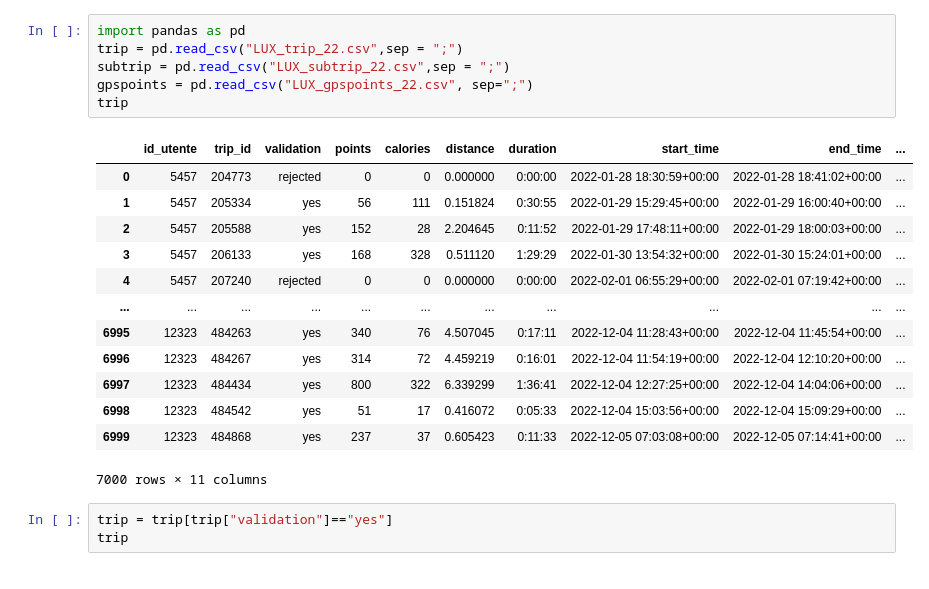
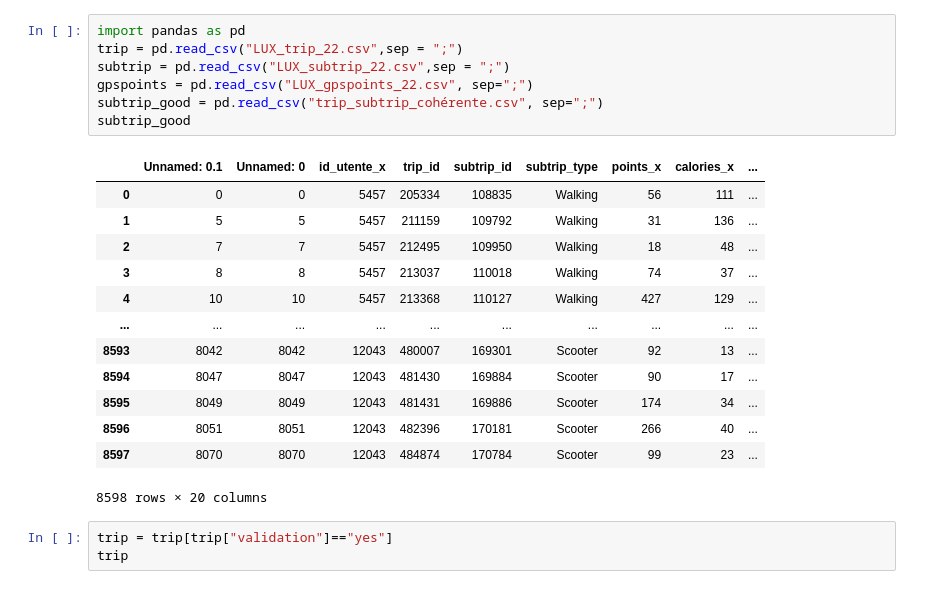
Before and after one commit to houriasayah/Cyclers, a Jupyter notebook: Codes/traitement.ipynb, the cells around one changed output. Cells and saved outputs as stored; diff of their text form.

```diff
--- a/Codes/traitement.ipynb
+++ b/Codes/traitement.ipynb
@@ -1,23 +1,24 @@
 # %%
 import pandas as pd
 trip = pd.read_csv("LUX_trip_22.csv",sep = ";")
 subtrip = pd.read_csv("LUX_subtrip_22.csv",sep = ";")
 gpspoints = pd.read_csv("LUX_gpspoints_22.csv", sep=";")
-trip
+subtrip_good = pd.read_csv("trip_subtrip_cohérente.csv", sep=";")
+subtrip_good
 # %% [output]
-|  | id_utente | trip_id | validation | points | calories | distance | duration | start_time | end_time | ... |
-| 0 | 5457 | 204773 | rejected | 0 | 0 | 0.000000 | 0:00:00 | 2022-01-28 18:30:59+00:00 | 2022-01-28 18:41:02+00:00 | ... |
-| 1 | 5457 | 205334 | yes | 56 | 111 | 0.151824 | 0:30:55 | 2022-01-29 15:29:45+00:00 | 2022-01-29 16:00:40+00:00 | ... |
-| 2 | 5457 | 205588 | yes | 152 | 28 | 2.204645 | 0:11:52 | 2022-01-29 17:48:11+00:00 | 2022-01-29 18:00:03+00:00 | ... |
-| 3 | 5457 | 206133 | yes | 168 | 328 | 0.511120 | 1:29:29 | 2022-01-30 13:54:32+00:00 | 2022-01-30 15:24:01+00:00 | ... |
-| 4 | 5457 | 207240 | rejected | 0 | 0 | 0.000000 | 0:00:00 | 2022-02-01 06:55:29+00:00 | 2022-02-01 07:19:42+00:00 | ... |
-| ... | ... | ... | ... | ... | ... | ... | ... | ... | ... | ... |
-| 6995 | 12323 | 484263 | yes | 340 | 76 | 4.507045 | 0:17:11 | 2022-12-04 11:28:43+00:00 | 2022-12-04 11:45:54+00:00 | ... |
-| 6996 | 12323 | 484267 | yes | 314 | 72 | 4.459219 | 0:16:01 | 2022-12-04 11:54:19+00:00 | 2022-12-04 12:10:20+00:00 | ... |
-| 6997 | 12323 | 484434 | yes | 800 | 322 | 6.339299 | 1:36:41 | 2022-12-04 12:27:25+00:00 | 2022-12-04 14:04:06+00:00 | ... |
-| 6998 | 12323 | 484542 | yes | 51 | 17 | 0.416072 | 0:05:33 | 2022-12-04 15:03:56+00:00 | 2022-12-04 15:09:29+00:00 | ... |
-| 6999 | 12323 | 484868 | yes | 237 | 37 | 0.605423 | 0:11:33 | 2022-12-05 07:03:08+00:00 | 2022-12-05 07:14:41+00:00 | ... |
+|  | Unnamed: 0.1 | Unnamed: 0 | id_utente_x | trip_id | subtrip_id | subtrip_type | points_x | calories_x | ... |
+| 0 | 0 | 0 | 5457 | 205334 | 108835 | Walking | 56 | 111 | ... |
+| 1 | 5 | 5 | 5457 | 211159 | 109792 | Walking | 31 | 136 | ... |
+| 2 | 7 | 7 | 5457 | 212495 | 109950 | Walking | 18 | 48 | ... |
+| 3 | 8 | 8 | 5457 | 213037 | 110018 | Walking | 74 | 37 | ... |
+| 4 | 10 | 10 | 5457 | 213368 | 110127 | Walking | 427 | 129 | ... |
+| ... | ... | ... | ... | ... | ... | ... | ... | ... | ... |
+| 8593 | 8042 | 8042 | 12043 | 480007 | 169301 | Scooter | 92 | 13 | ... |
+| 8594 | 8047 | 8047 | 12043 | 481430 | 169884 | Scooter | 90 | 17 | ... |
+| 8595 | 8049 | 8049 | 12043 | 481431 | 169886 | Scooter | 174 | 34 | ... |
+| 8596 | 8051 | 8051 | 12043 | 482396 | 170181 | Scooter | 266 | 40 | ... |
+| 8597 | 8070 | 8070 | 12043 | 484874 | 170784 | Scooter | 99 | 23 | ... |
-7000 rows × 11 columns
+8598 rows × 20 columns
 # %%
 trip = trip[trip["validation"]=="yes"]
 trip
```
Also changed, not shown: parts of 35 cells of this notebook, 3 other files.
